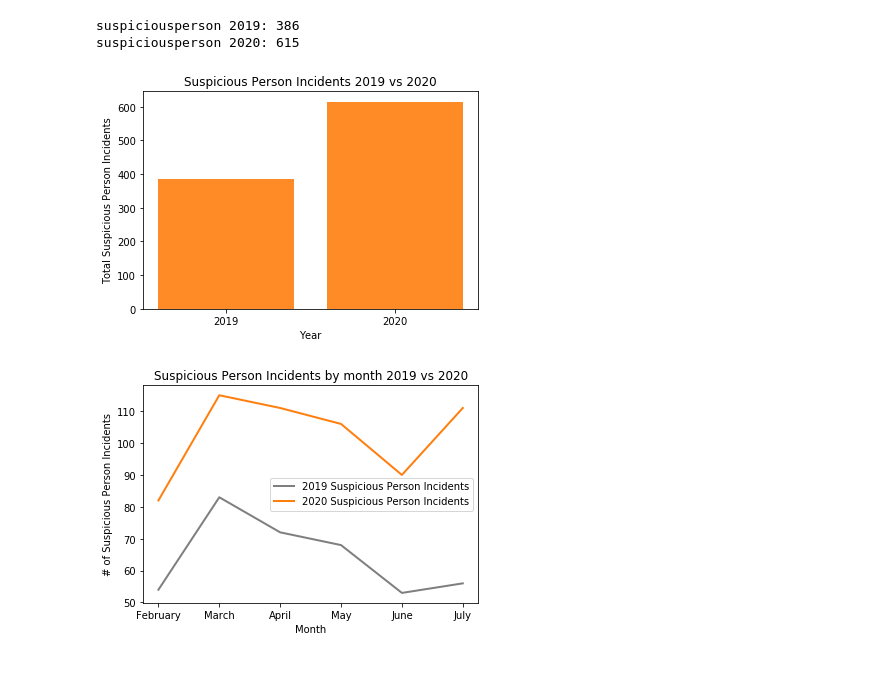
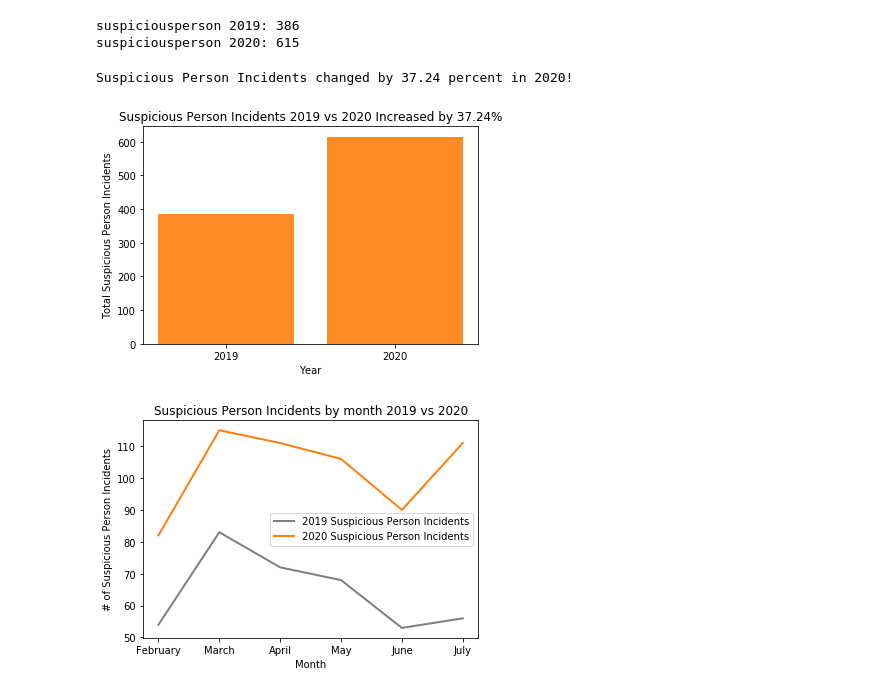
Before and after one commit to ibeth92/Crime_in_the_Time_of_COVID, a Jupyter notebook: ibet.covid.project.ipynb, the cells around one changed output. Saved outputs shown, nothing was run; the diff lists cells and outputs as text; code cells hidden in the pictures.

Commit message:
Chart percentages

```diff
--- a/ibet.covid.project.ipynb
+++ b/ibet.covid.project.ipynb
@@ -420,16 +469,28 @@ print(f"suspiciousperson 2020: {len(suspiciousperson2020)}")
 suspiciousperson 2019: 386
 suspiciousperson 2020: 615
 # %%
-# Plot bar graph
-plt.bar(["2019","2020"], [len(suspiciousperson2019), len(suspiciousperson2020)], color='tab:orange', alpha=0.9, align="center")
+count_suspiciousperson2019 = suspiciousperson2019["Address"].count()
+
+count_suspiciousperson2020 = suspiciousperson2020["Address"].count()
+
+counts =[count_suspiciousperson2019,count_suspiciousperson2020]
+x_axis = np.arange(len(counts))
+
+
+suspiciousperson_change = ((count_suspiciousperson2020)-(count_suspiciousperson2019)) / (count_suspiciousperson2020)
+print(f"Suspicious Person Incidents changed by {round(suspiciousperson_change * 100,2)} percent in 2020!")
+
+plt.bar(x_axis, counts, color='tab:orange', alpha=0.9, align="center")
+tick_locations = [value for value in x_axis]
+plt.xticks(tick_locations, ["2019", "2020"])
 plt.xlabel("Year")
-plt.xticks(rotation=0)
 plt.ylabel("Total Suspicious Person Incidents")
-plt.title("Suspicious Person Incidents 2019 vs 2020")
+plt.title(f"Suspicious Person Incidents 2019 vs 2020 Increased by {round(suspiciousperson_change * 100,2)}%")
 plt.savefig('suspicious.bar.png')
 plt.show()
 # %% [output]
+Suspicious Person Incidents changed by 37.24 percent in 2020!
-[figure, old version]
+[figure, new version]
 # %%
 # Gather data from "Highest Offense" column where in contains "Suspicious Person" in order to create line graph
 # Plot line graph
```
Also changed, not shown: parts of 5 cells of this notebook, 5 other files.
